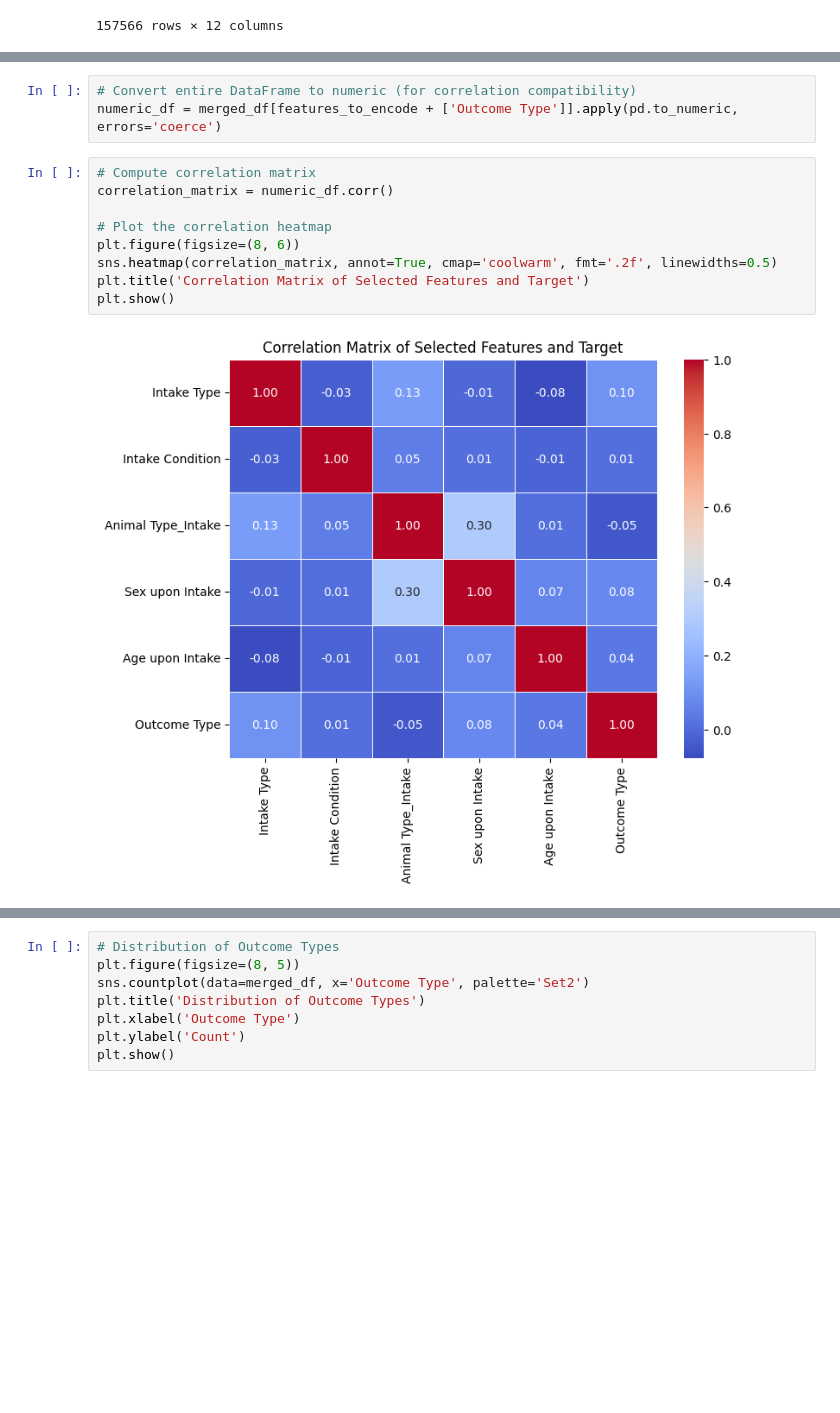
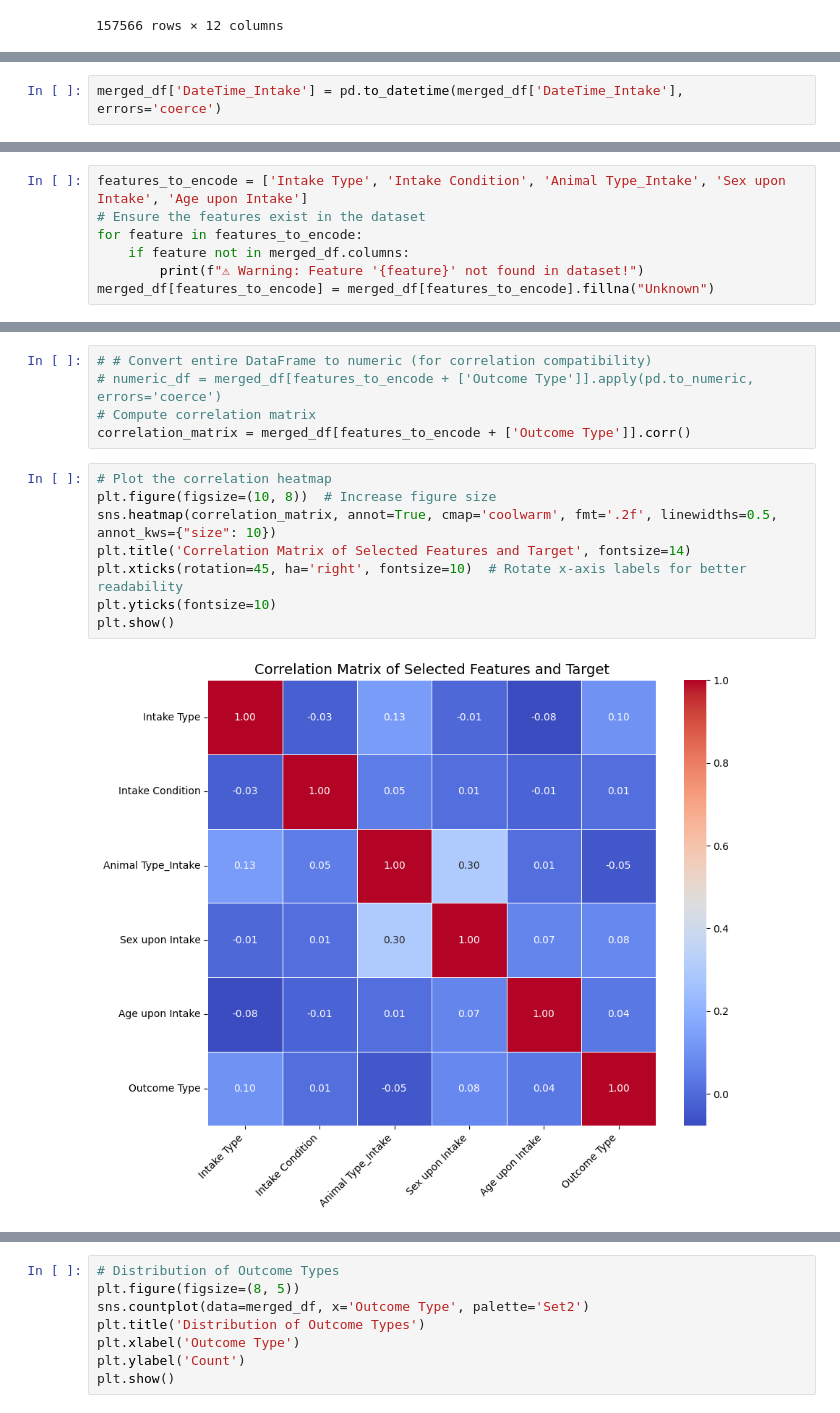
Before and after one commit to prashansarathod/CSCN8030AI, a Jupyter notebook: paw.ipynb, the cells around one changed output, grey strips where cells are left out. Cells and saved outputs as stored; diff of their text form; blank space fills up the shorter version.

```diff
--- a/paw.ipynb
+++ b/paw.ipynb
@@ -49,6 +74,8 @@ merged_df = pd.merge(intakes_df, outcomes_df, on='Animal ID', suffixes=('_Intake
 # Handle missing values
 # Drop rows with critical missing data in 'Outcome Type' or 'Intake Type'
 merged_df = merged_df.dropna(subset=['Outcome Type', 'Intake Type'])
+# %%
+merged_df['DateTime_Intake'] = pd.to_datetime(merged_df['DateTime_Intake'], errors='coerce')
 # %%
 # Fill missing names and other non-critical fields with placeholders
 merged_df['Name_Intake'].fillna('Unknown', inplace=True)
@@ -80,3 +117,10 @@ For example, when doing 'df[col].method(value, inplace=True)', try using 'df.met
+# %%
+features_to_encode = ['Intake Type', 'Intake Condition', 'Animal Type_Intake', 'Sex upon Intake', 'Age upon Intake']
+# Ensure the features exist in the dataset
+for feature in features_to_encode:
+    if feature not in merged_df.columns:
+        print(f"⚠ Warning: Feature '{feature}' not found in dataset!")
+merged_df[features_to_encode] = merged_df[features_to_encode].fillna("Unknown")
 # %%
 outcome_encoder = LabelEncoder()
 merged_df['Outcome Type'] = outcome_encoder.fit_transform(merged_df['Outcome Type'])
@@ -92,14 +139,15 @@ for feature in features_to_encode:
 # %%
-# Convert entire DataFrame to numeric (for correlation compatibility)
-numeric_df = merged_df[features_to_encode + ['Outcome Type']].apply(pd.to_numeric, errors='coerce')
+# # Convert entire DataFrame to numeric (for correlation compatibility)
+# numeric_df = merged_df[features_to_encode + ['Outcome Type']].apply(pd.to_numeric, errors='coerce')
+# Compute correlation matrix
+correlation_matrix = merged_df[features_to_encode + ['Outcome Type']].corr()
 # %%
-# Compute correlation matrix
-correlation_matrix = numeric_df.corr()
-
 # Plot the correlation heatmap
-plt.figure(figsize=(8, 6))
-sns.heatmap(correlation_matrix, annot=True, cmap='coolwarm', fmt='.2f', linewidths=0.5)
-plt.title('Correlation Matrix of Selected Features and Target')
+plt.figure(figsize=(10, 8))  # Increase figure size
+sns.heatmap(correlation_matrix, annot=True, cmap='coolwarm', fmt='.2f', linewidths=0.5, annot_kws={"size": 10})
+plt.title('Correlation Matrix of Selected Features and Target', fontsize=14)
+plt.xticks(rotation=45, ha='right', fontsize=10)  # Rotate x-axis labels for better readability
+plt.yticks(fontsize=10)
 plt.show()
 # %% [output]
-[figure, old version]
+[figure, new version]
```
Also changed, not shown: parts of 48 cells of this notebook.
